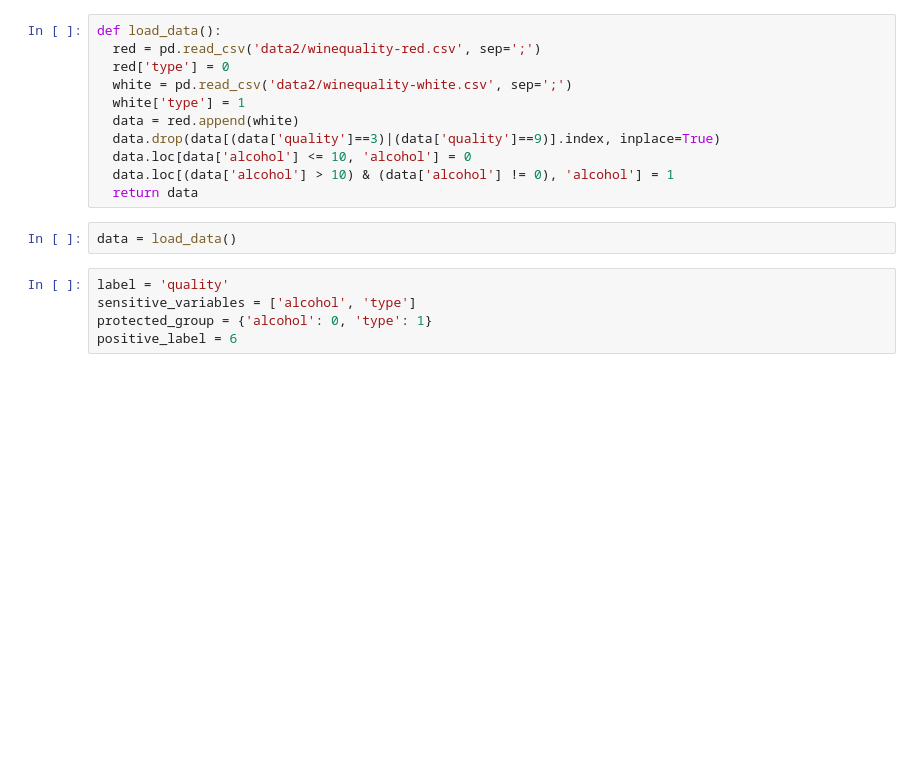
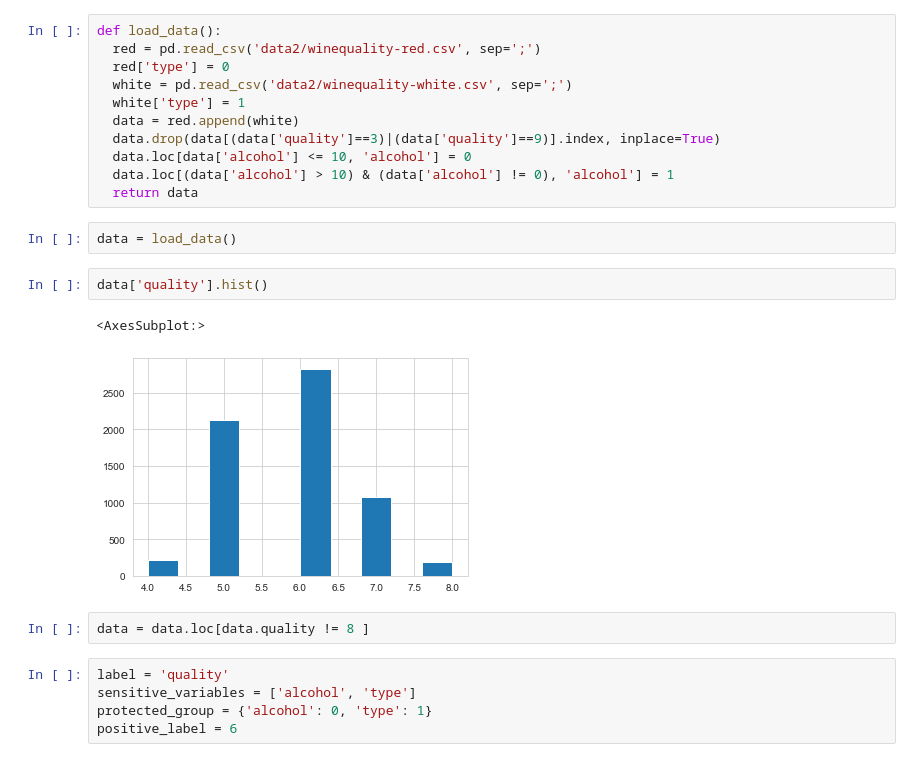
Before and after one commit to giordanoDaloisio/fairness, a Jupyter notebook: wine.ipynb, the cells around one changed output. Drawn from its saved outputs; the diff is of its cells as text; blank space fills up the shorter version.

```diff
--- a/wine.ipynb
+++ b/wine.ipynb
@@ -40,6 +40,13 @@ def load_data():
   return data
 # %%
 data = load_data()
+# %%
+data['quality'].hist()
+# %% [output]
+<AxesSubplot:>
+[figure, added]
+# %%
+data = data.loc[data.quality != 8 ]
 # %%
 label = 'quality'
 sensitive_variables = ['alcohol', 'type']
```
Also changed, not shown: parts of 6 cells of this notebook, 12 other files.
